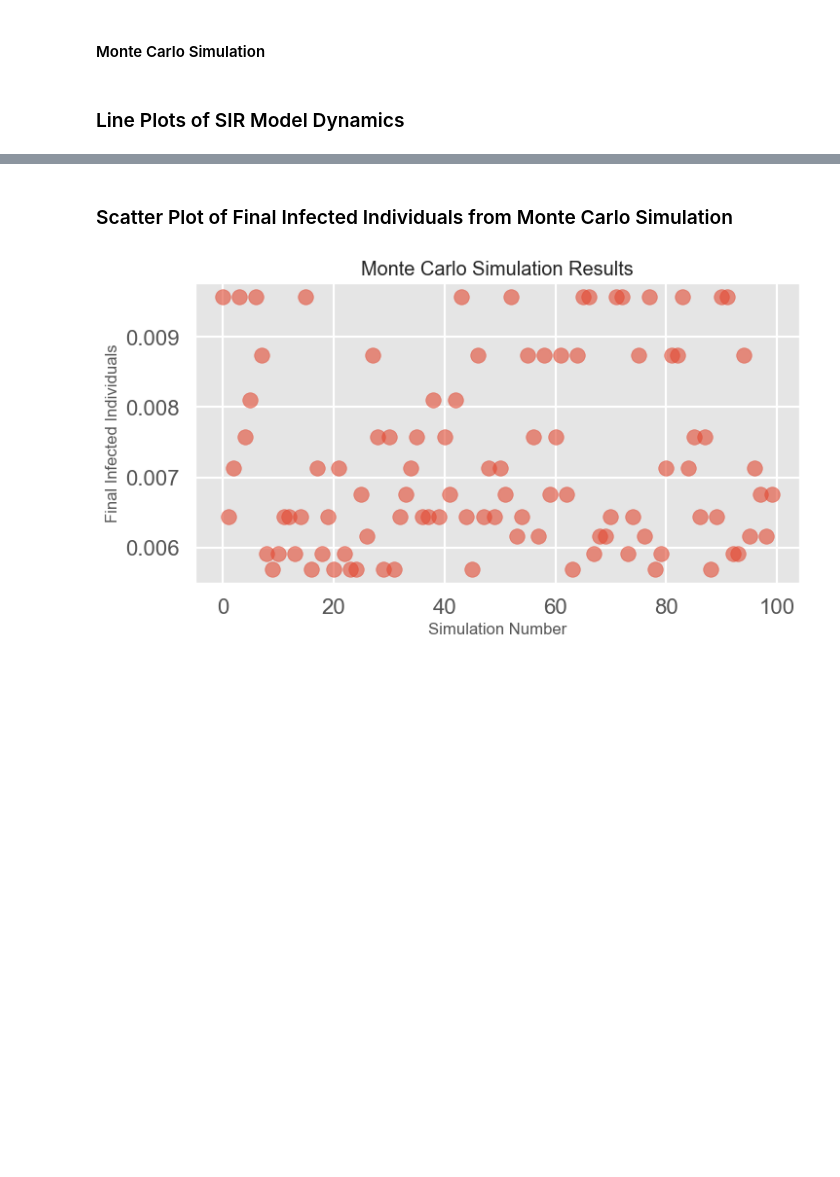
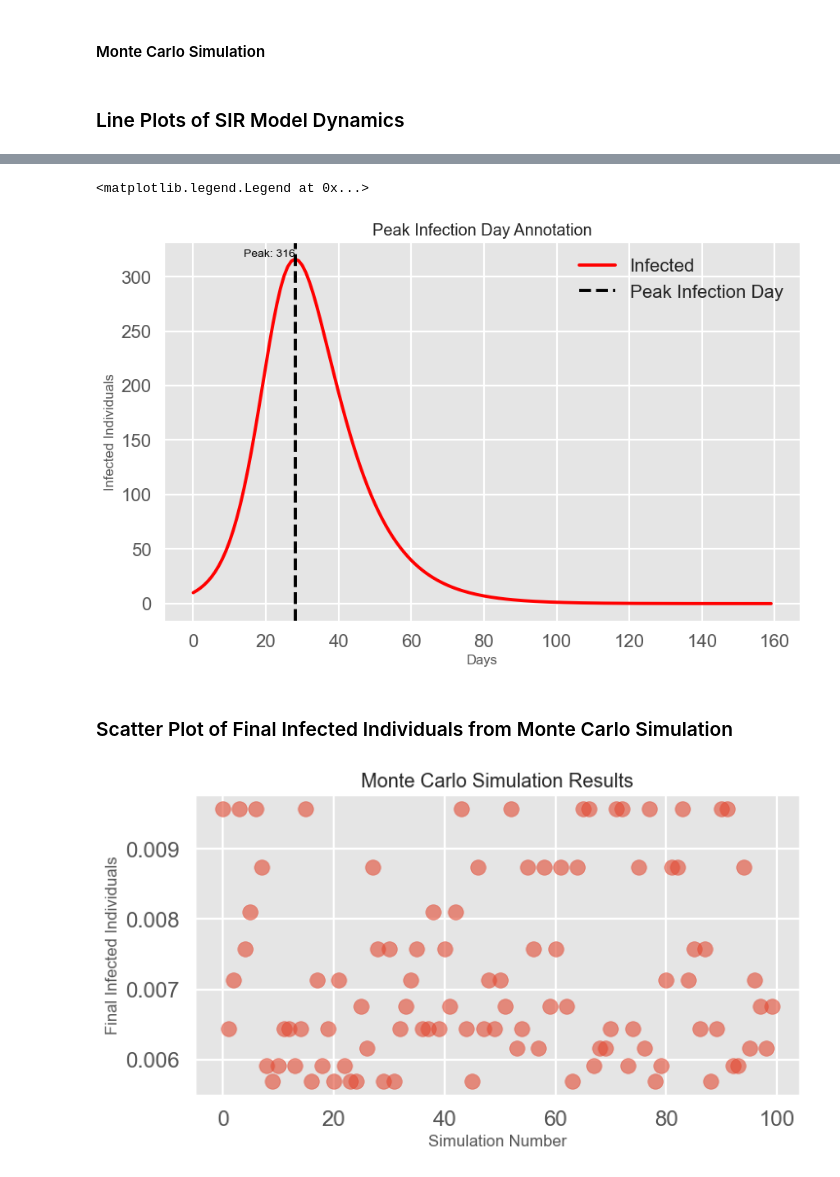
Before and after one commit to jwmathis/Project4, a Jupyter notebook: Project4.ipynb, the cells around one changed output, grey strips where cells are left out. Cells and saved outputs as stored; diff of their text form; code cells hidden in the pictures; blank space fills up the shorter version.

```diff
--- a/Project4.ipynb
+++ b/Project4.ipynb
@@ -101,3 +110,16 @@ plt.legend();
+# %%
+plt.figure(figsize=(10, 6))
+plt.plot(SIR_data['day'], SIR_data['infected'], label='Infected', color='red')
+plt.axvline(peak_day, color='black', linestyle='--', label='Peak Infection Day')
+plt.text(peak_day, peak_infections, f'Peak: {peak_infections:.0f}',
+         verticalalignment='bottom', horizontalalignment='right', color='black')
+plt.xlabel('Days')
+plt.ylabel('Infected Individuals')
+plt.title('Peak Infection Day Annotation')
+plt.legend()
+# %% [output]
+<matplotlib.legend.Legend at 0x...>
+[figure, added]
 # %% [markdown]
 ### Scatter Plot of Final Infected Individuals from Monte Carlo Simulation
 # %%
```
Also changed, not shown: parts of 5 cells of this notebook.
